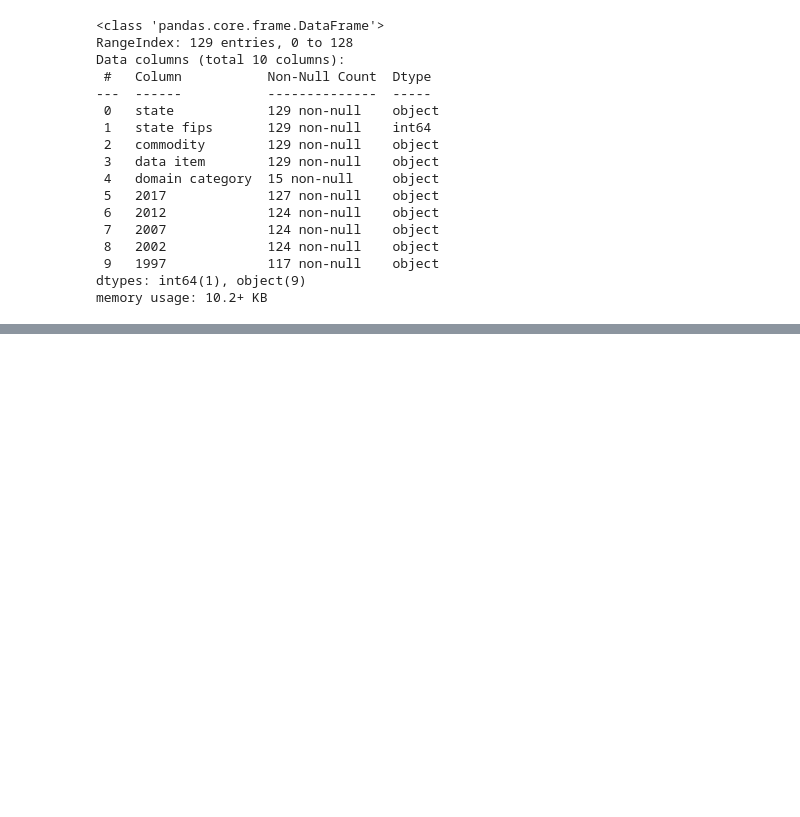
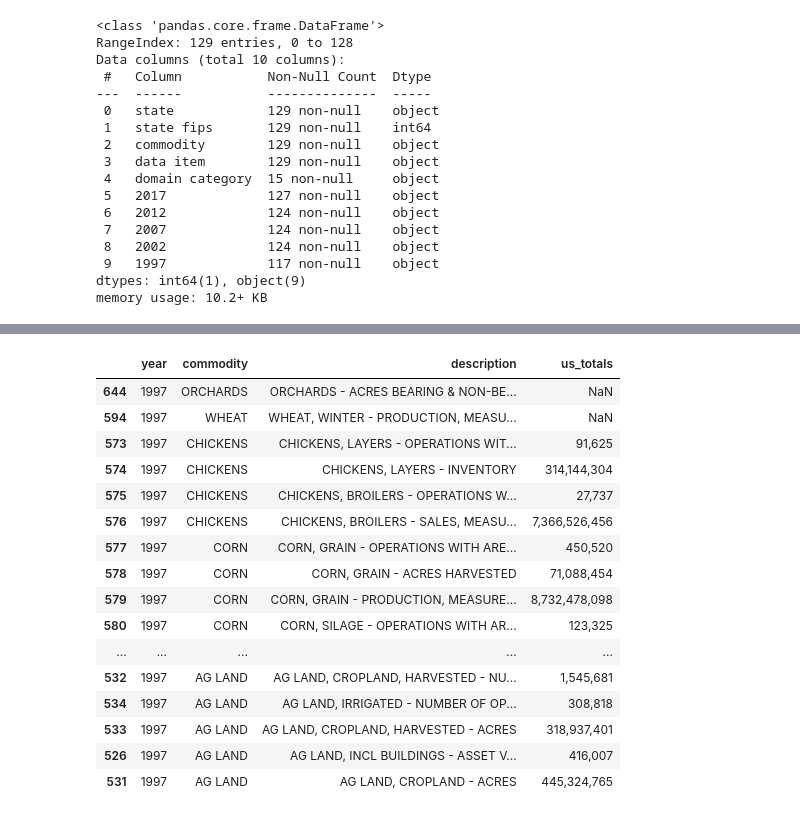
Before and after one commit to persistence-of-time/wk-12-tidy-data, a Jupyter notebook: wk12-hw-census-tidy-data.ipynb, the cells around one changed output, grey strips where cells are left out. Saved outputs shown, nothing was run; the diff lists cells and outputs as text; code cells hidden in the pictures; blank space fills up the shorter version.

```diff
--- a/wk12-hw-census-tidy-data.ipynb
+++ b/wk12-hw-census-tidy-data.ipynb
@@ -83,0 +185,6 @@ KeyError: "['a' 'b'] not found in axis"
+# %%
+#Discarded any totals in order to refine the data further.
+
+discard = ["TOTALS"]
+df = df[~df.commodity.str.contains('|'.join(discard))]
+df
@@ -83,0 +205,9 @@ KeyError: "['a' 'b'] not found in axis"
+# %%
+# removing "domain category" and sorting by "year".
+
+#This is the final clean data set.
+
+df.drop(["domain category"], axis=1, inplace=True)
+
+df = df.sort_values(by=["year"], ascending=True)
+df
@@ -83,0 +228,20 @@ KeyError: "['a' 'b'] not found in axis"
+# %%
+df.head(30)
+# %% [output]
+|  | year | commodity | description | us_totals |
+| 644 | 1997 | ORCHARDS | ORCHARDS - ACRES BEARING & NON-BE... | NaN |
+| 594 | 1997 | WHEAT | WHEAT, WINTER - PRODUCTION, MEASU... | NaN |
+| 573 | 1997 | CHICKENS | CHICKENS, LAYERS - OPERATIONS WIT... | 91,625 |
+| 574 | 1997 | CHICKENS | CHICKENS, LAYERS - INVENTORY | 314,144,304 |
+| 575 | 1997 | CHICKENS | CHICKENS, BROILERS - OPERATIONS W... | 27,737 |
+| 576 | 1997 | CHICKENS | CHICKENS, BROILERS - SALES, MEASU... | 7,366,526,456 |
+| 577 | 1997 | CORN | CORN, GRAIN - OPERATIONS WITH ARE... | 450,520 |
+| 578 | 1997 | CORN | CORN, GRAIN - ACRES HARVESTED | 71,088,454 |
+| 579 | 1997 | CORN | CORN, GRAIN - PRODUCTION, MEASURE... | 8,732,478,098 |
+| 580 | 1997 | CORN | CORN, SILAGE - OPERATIONS WITH AR... | 123,325 |
+| ... | ... | ... | ... | ... |
+| 532 | 1997 | AG LAND | AG LAND, CROPLAND, HARVESTED - NU... | 1,545,681 |
+| 534 | 1997 | AG LAND | AG LAND, IRRIGATED - NUMBER OF OP... | 308,818 |
+| 533 | 1997 | AG LAND | AG LAND, CROPLAND, HARVESTED - ACRES | 318,937,401 |
+| 526 | 1997 | AG LAND | AG LAND, INCL BUILDINGS - ASSET V... | 416,007 |
+| 531 | 1997 | AG LAND | AG LAND, CROPLAND - ACRES | 445,324,765 |
```
Also changed, not shown: parts of 18 cells of this notebook.
